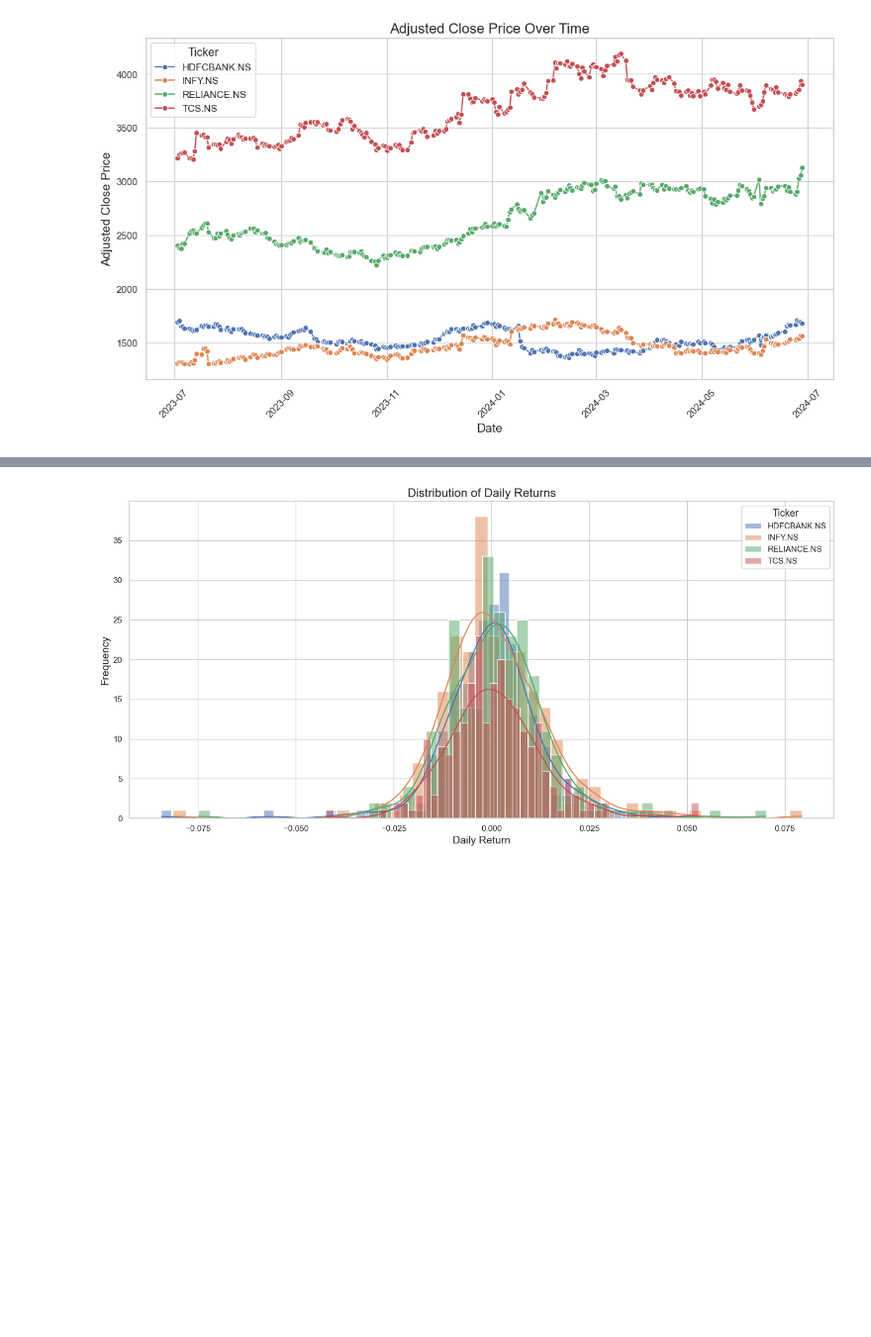
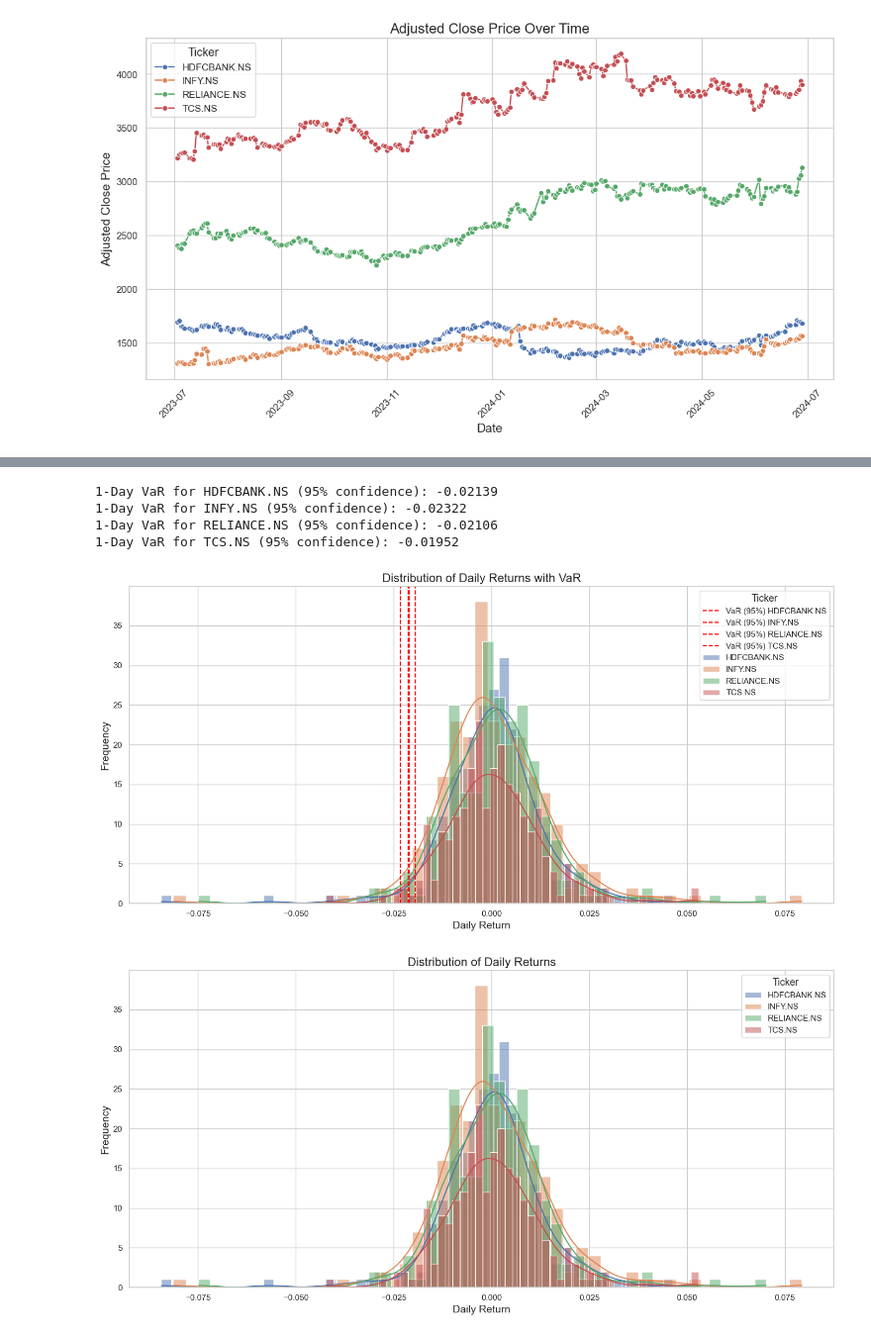
Before and after one commit to Jino-James/Stock-Market, a Jupyter notebook: Analysis.ipynb, the cells around one changed output, grey strips where cells are left out. Shown at 99% size. Drawn from its saved outputs; the diff is of its cells as text; code cells hidden in the pictures; blank space fills up the shorter version.

```diff
--- a/Analysis.ipynb
+++ b/Analysis.ipynb
@@ -86,4 +87,47 @@ for ticker in df_tickers:
 [figure]
+# %%
+df['Daily_Return'] = df.groupby('Ticker')['Adj Close'].pct_change()
+from scipy.stats import norm
+var_results = {}
+
+for ticker in df_tickers:
+    ticker_data = df[df['Ticker'] == ticker]['Daily_Return'].dropna()
+    mean_return = ticker_data.mean()
+    std_dev_return = ticker_data.std()
+    confidence_level = 0.95
+    z_score = norm.ppf(1 - confidence_level)
+    var_1_day = z_score * std_dev_return + mean_return
+    var_results[ticker] = var_1_day
+
+# Print or analyze the results
+for ticker, var in var_results.items():
+    print(f"1-Day VaR for {ticker} (95% confidence): {var:.5f}")
+# %% [output]
+1-Day VaR for HDFCBANK.NS (95% confidence): -0.02139
+1-Day VaR for INFY.NS (95% confidence): -0.02322
+1-Day VaR for RELIANCE.NS (95% confidence): -0.02106
+1-Day VaR for TCS.NS (95% confidence): -0.01952
+# %%
+plt.figure(figsize=(14,7))
+sns.set(style='whitegrid')
+
+for ticker in df_tickers:
+    ticker_data = df[df['Ticker'] == ticker]
+    sns.histplot(ticker_data['Daily_Return'].dropna(), bins=50, kde=True, label=ticker, alpha=0.5)
+
+    # Plot VaR as a vertical line
+    var_1_day = z_score * ticker_data['Daily_Return'].std() + ticker_data['Daily_Return'].mean()
+    plt.axvline(var_1_day, color='red', linestyle='--', label=f'VaR (95%) {ticker}')
+
+plt.title('Distribution of Daily Returns with VaR', fontsize=16)
+plt.xlabel('Daily Return', fontsize=14)
+plt.ylabel('Frequency', fontsize=14)
+plt.legend(title='Ticker', title_fontsize='13', fontsize='11')
+plt.grid(True)
+plt.tight_layout()
+plt.show()
+# %% [output]
+[figure, added]
 # %%
 df['Daily_Return'] = df.groupby('Ticker')['Adj Close'].pct_change()
 
```
Also changed, not shown: parts of 2 cells of this notebook, 2 other files.
